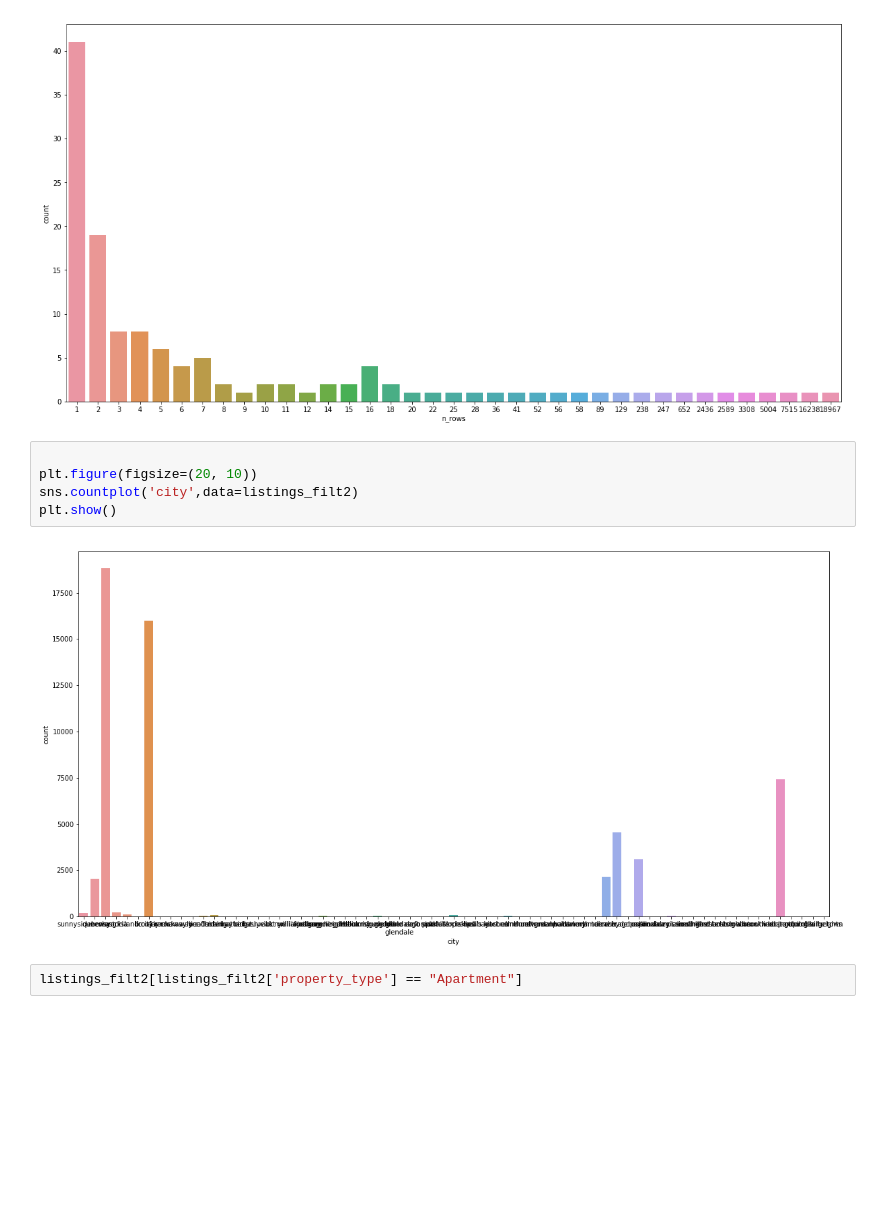
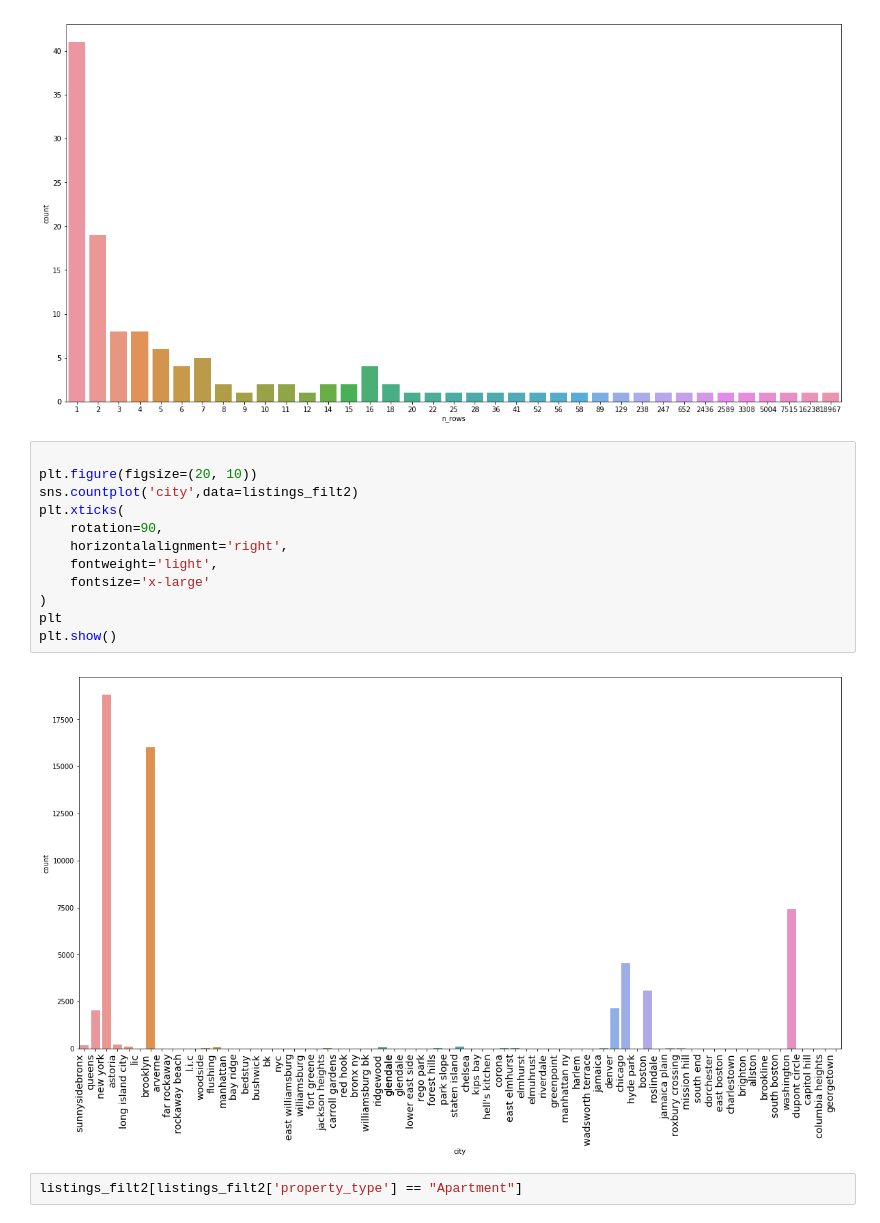
Before and after one commit to pedropvillegase-zz/ds4a4_team13, a Jupyter notebook: 01_listings_zipcode_analysis.ipynb, the cells around one changed output. Drawn from its saved outputs; the diff is of its cells as text; blank space fills up the shorter version.

```diff
--- a/01_listings_zipcode_analysis.ipynb
+++ b/01_listings_zipcode_analysis.ipynb
@@ -320,10 +338,17 @@ plt.show()
 # %%
 
 plt.figure(figsize=(20, 10))
 sns.countplot('city',data=listings_filt2)
+plt.xticks(
+    rotation=90,
+    horizontalalignment='right',
+    fontweight='light',
+    fontsize='x-large'
+)
+plt
 plt.show()
 # %% [output]
-[figure, old version]
+[figure, new version]
 # %%
 listings_filt2[listings_filt2['property_type'] == "Apartment"]
 # %% [output]
```
Also changed, not shown: parts of 11 cells of this notebook.
